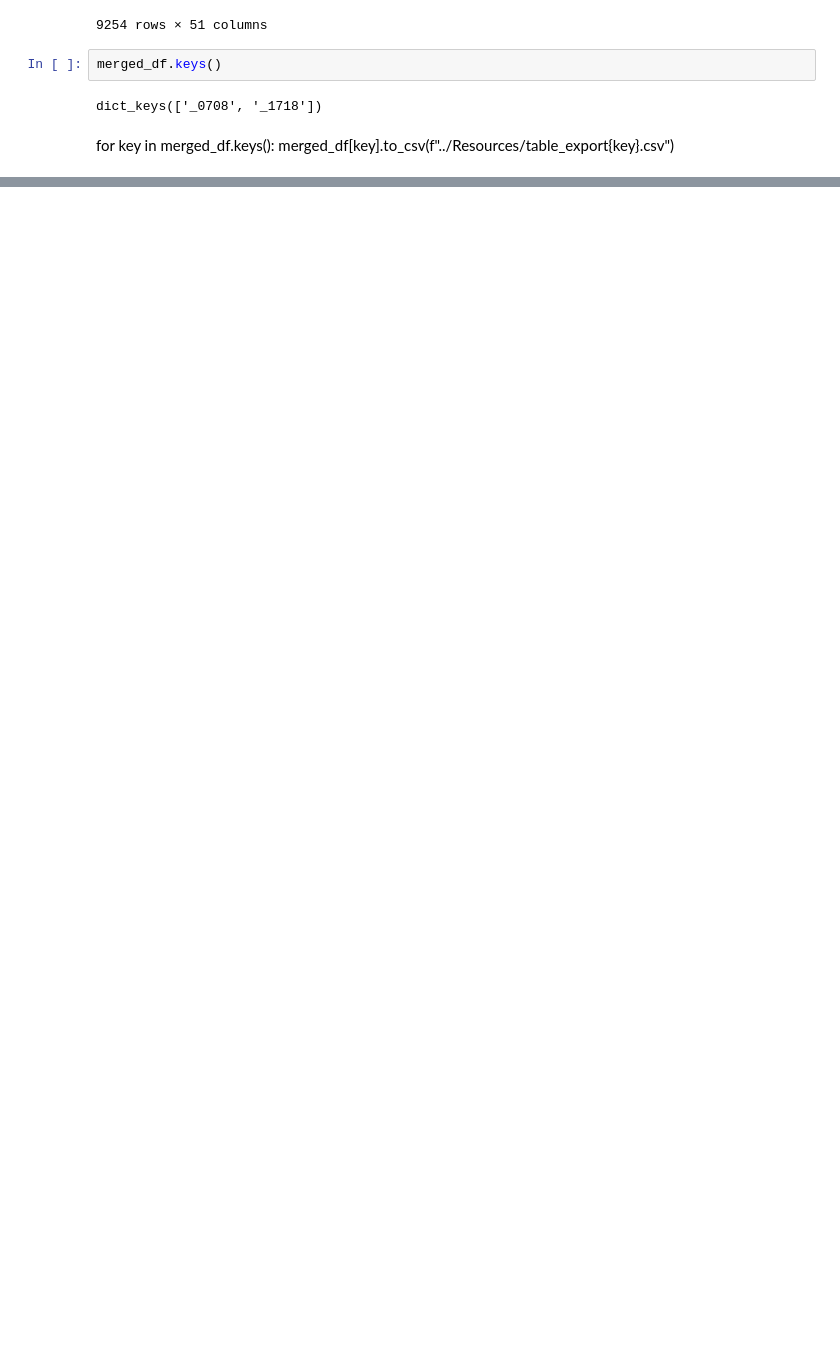
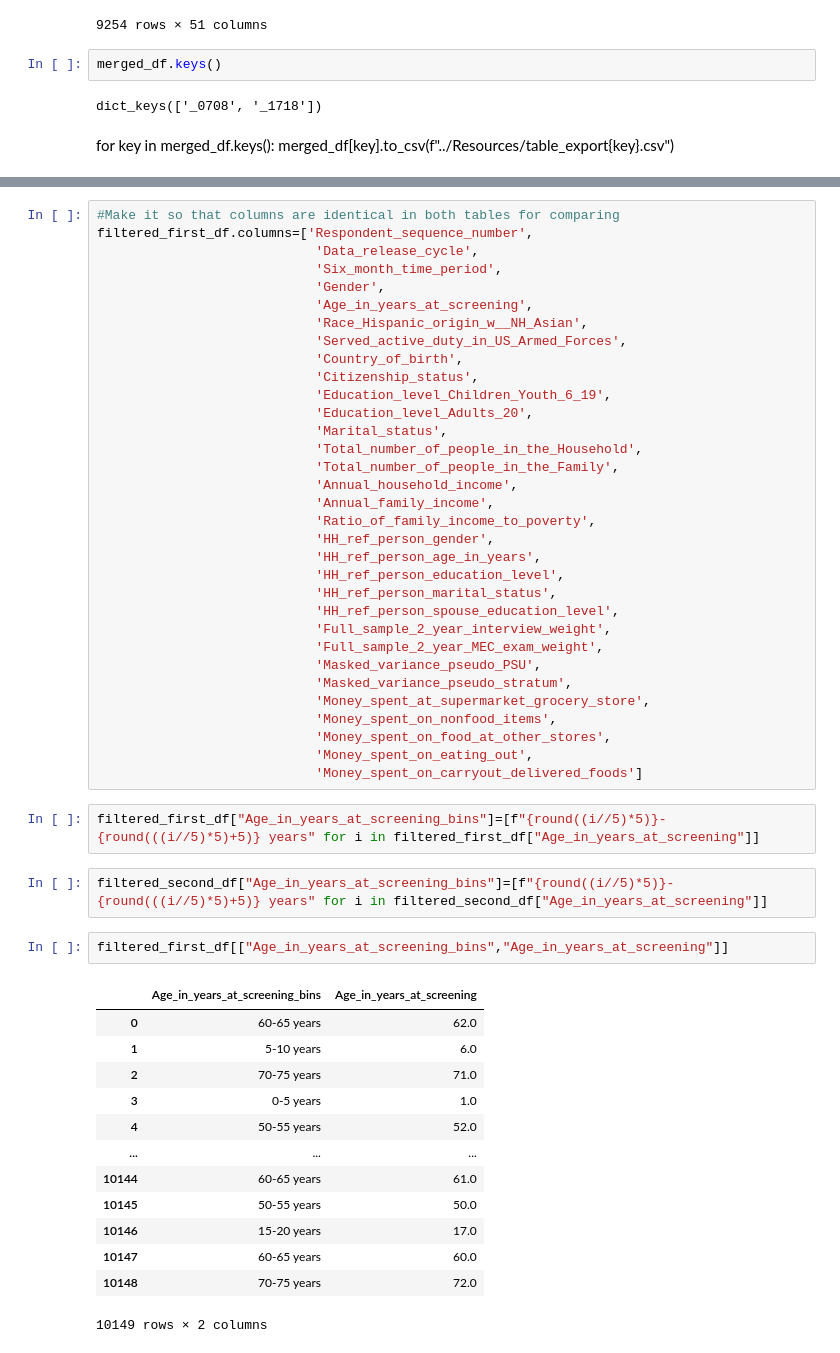
Before and after one commit to javrobs/nhanes_analysis, a Jupyter notebook: notebooks/read_SAS-Dan.ipynb, the cells around one changed output, grey strips where cells are left out. Cells and saved outputs as stored; diff of their text form; blank space fills up the shorter version.

```diff
--- a/notebooks/read_SAS-Dan.ipynb
+++ b/notebooks/read_SAS-Dan.ipynb
@@ -313,0 +297,53 @@ columns_first_df[checker]
+# %%
+#Make it so that columns are identical in both tables for comparing
+filtered_first_df.columns=['Respondent_sequence_number',
+                            'Data_release_cycle',
+                            'Six_month_time_period',
+                            'Gender',
+                            'Age_in_years_at_screening',
+                            'Race_Hispanic_origin_w__NH_Asian',
+                            'Served_active_duty_in_US_Armed_Forces',
+                            'Country_of_birth',
+                            'Citizenship_status',
+                            'Education_level_Children_Youth_6_19',
+                            'Education_level_Adults_20',
+                            'Marital_status',
+                            'Total_number_of_people_in_the_Household',
+                            'Total_number_of_people_in_the_Family',
+                            'Annual_household_income',
+                            'Annual_family_income',
+                            'Ratio_of_family_income_to_poverty',
+                            'HH_ref_person_gender',
+                            'HH_ref_person_age_in_years',
+                            'HH_ref_person_education_level',
+                            'HH_ref_person_marital_status',
+                            'HH_ref_person_spouse_education_level',
+                            'Full_sample_2_year_interview_weight',
+                            'Full_sample_2_year_MEC_exam_weight',
+                            'Masked_variance_pseudo_PSU',
+                            'Masked_variance_pseudo_stratum',
+                            'Money_spent_at_supermarket_grocery_store',
+                            'Money_spent_on_nonfood_items',
+                            'Money_spent_on_food_at_other_stores',
+                            'Money_spent_on_eating_out',
+                            'Money_spent_on_carryout_delivered_foods']
+# %%
+filtered_first_df["Age_in_years_at_screening_bins"]=[f"{round((i//5)*5)}-{round(((i//5)*5)+5)} years" for i in filtered_first_df["Age_in_years_at_screening"]]
+# %%
+filtered_second_df["Age_in_years_at_screening_bins"]=[f"{round((i//5)*5)}-{round(((i//5)*5)+5)} years" for i in filtered_second_df["Age_in_years_at_screening"]]
+# %%
+filtered_first_df[["Age_in_years_at_screening_bins","Age_in_years_at_screening"]]
+# %% [output]
+|  | Age_in_years_at_screening_bins | Age_in_years_at_screening |
+| 0 | 60-65 years | 62.0 |
+| 1 | 5-10 years | 6.0 |
+| 2 | 70-75 years | 71.0 |
+| 3 | 0-5 years | 1.0 |
+| 4 | 50-55 years | 52.0 |
+| ... | ... | ... |
+| 10144 | 60-65 years | 61.0 |
+| 10145 | 50-55 years | 50.0 |
+| 10146 | 15-20 years | 17.0 |
+| 10147 | 60-65 years | 60.0 |
+| 10148 | 70-75 years | 72.0 |
+10149 rows × 2 columns
```
Also changed, not shown: parts of 14 cells of this notebook, 23 other files.
